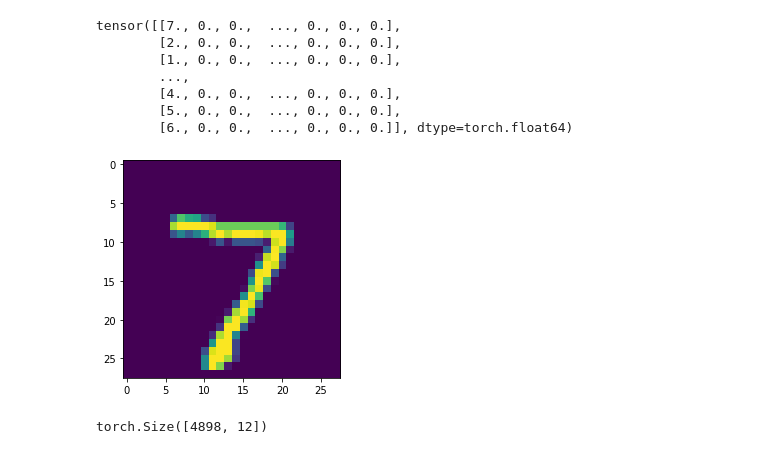
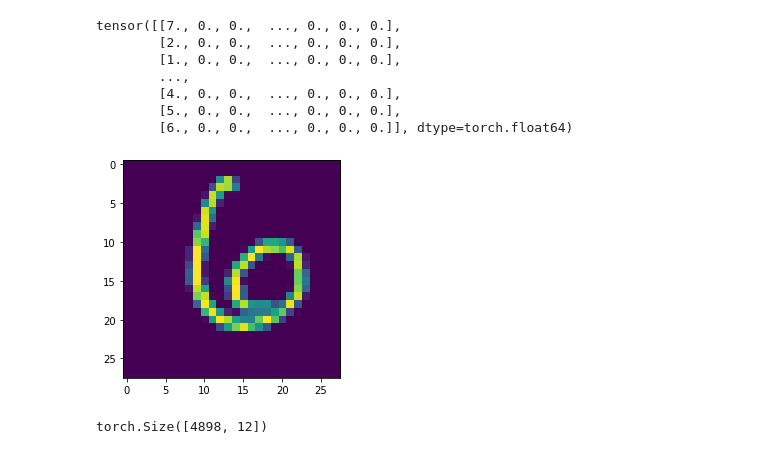
Before and after one commit to weidongkuang/deep-learning-book, a Jupyter notebook: basics_pytorch.ipynb, the cells around one changed output. Drawn from its saved outputs; the diff is of its cells as text; code cells hidden in the pictures.

```diff
--- a/basics_pytorch.ipynb
+++ b/basics_pytorch.ipynb
@@ -524,10 +529,10 @@ tensor([[7., 0., 0.,  ..., 0., 0., 0.],
         [6., 0., 0.,  ..., 0., 0., 0.]], dtype=torch.float64)
 # %%
 # display the image
-plt.imshow(xy_t[0][1:].view(28,28))
+plt.imshow(xy_t[100][1:].view(28,28))
 plt.show()
 # %% [output]
-[figure, old version]
+[figure, new version]
 # %%
 wine_path = "../torch_tutorial/data/winequality-white.csv"
 wine_numpy = np.loadtxt(wine_path, delimiter=";", skiprows=1)
```
Also changed, not shown: parts of 37 cells of this notebook.
